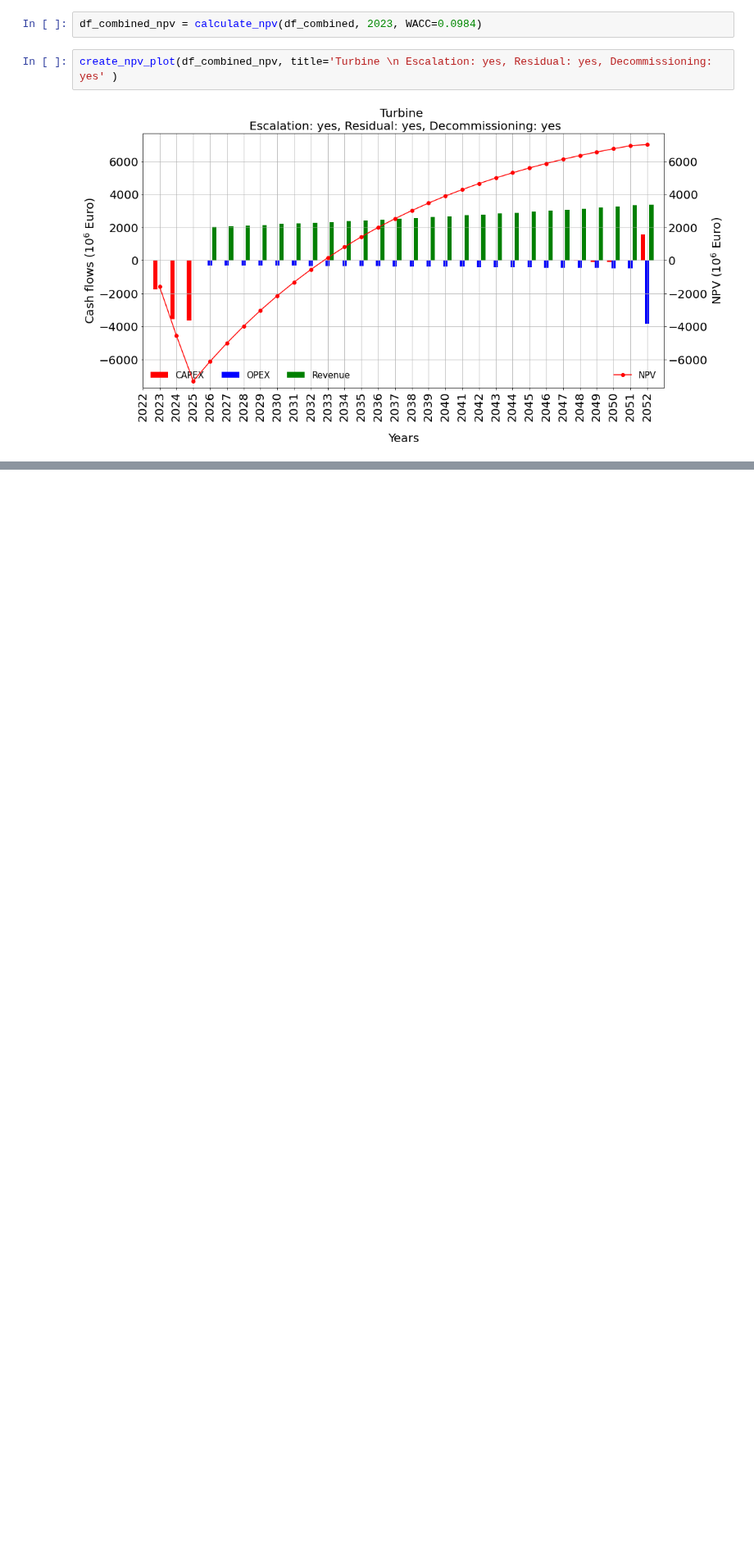
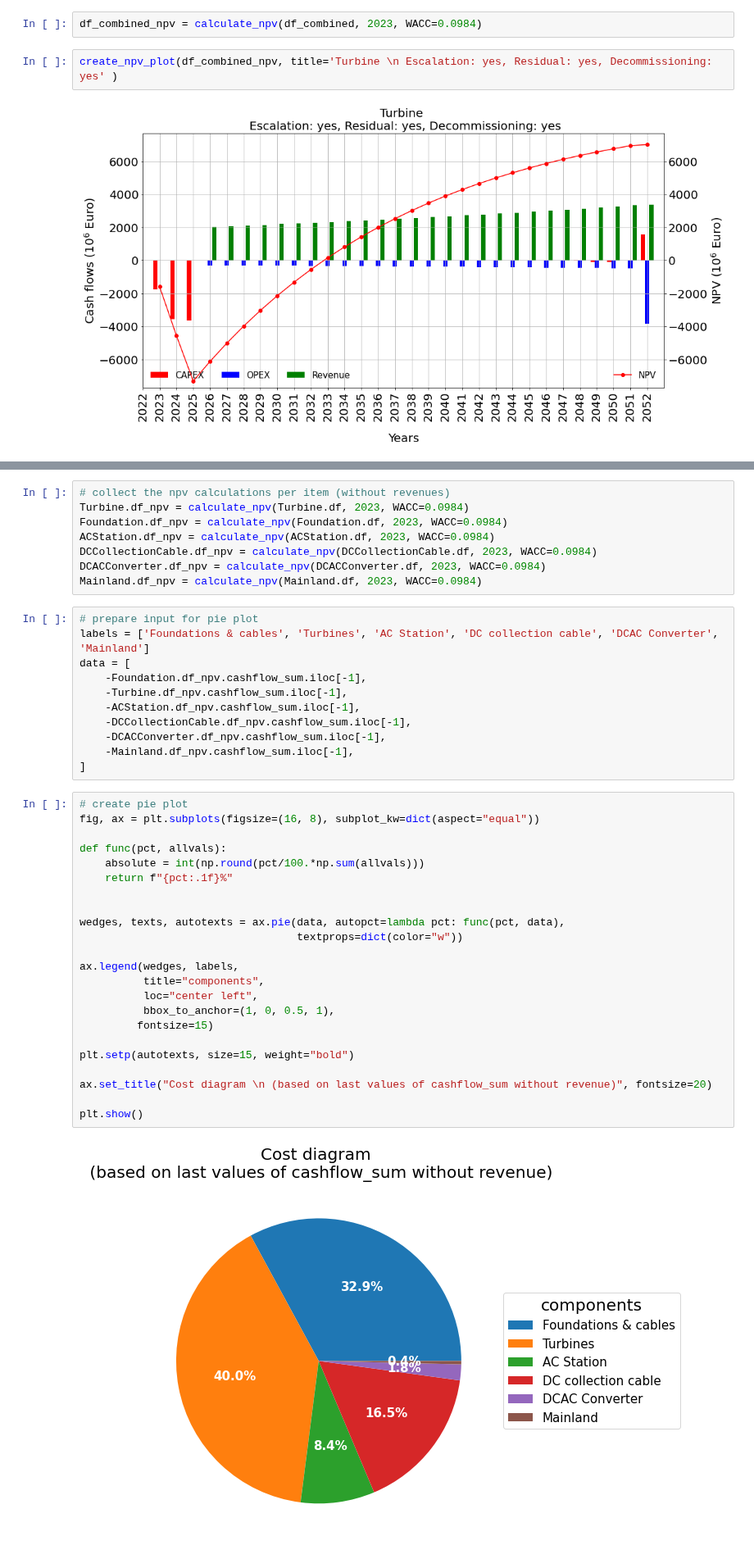
Before and after one commit to VanOord/OpenSCSim, a Jupyter notebook: Test - compare MTBS xls with python outcomes - Wouter (case 4B).ipynb, the cells around one changed output, grey strips where cells are left out. Shown at 82% size. Cells and saved outputs as stored; diff of their text form; blank space fills up the shorter version.

Commit message:
Added Pie Chart & LCOE

```diff
--- a/Test - compare MTBS xls with python outcomes - Wouter (case 4B).ipynb
+++ b/Test - compare MTBS xls with python outcomes - Wouter (case 4B).ipynb
@@ -668,0 +671,44 @@ create_npv_plot(df_combined_npv, title='Turbine \n Escalation: yes, Residual: ye
+# %%
+# collect the npv calculations per item (without revenues)
+Turbine.df_npv = calculate_npv(Turbine.df, 2023, WACC=0.0984)
+Foundation.df_npv = calculate_npv(Foundation.df, 2023, WACC=0.0984)
+ACStation.df_npv = calculate_npv(ACStation.df, 2023, WACC=0.0984)
+DCCollectionCable.df_npv = calculate_npv(DCCollectionCable.df, 2023, WACC=0.0984)
+DCACConverter.df_npv = calculate_npv(DCACConverter.df, 2023, WACC=0.0984)
+Mainland.df_npv = calculate_npv(Mainland.df, 2023, WACC=0.0984)
+# %%
+# prepare input for pie plot
+labels = ['Foundations & cables', 'Turbines', 'AC Station', 'DC collection cable', 'DCAC Converter', 'Mainland']
+data = [
+    -Foundation.df_npv.cashflow_sum.iloc[-1],
+    -Turbine.df_npv.cashflow_sum.iloc[-1],
+    -ACStation.df_npv.cashflow_sum.iloc[-1],
+    -DCCollectionCable.df_npv.cashflow_sum.iloc[-1],
+    -DCACConverter.df_npv.cashflow_sum.iloc[-1],
+    -Mainland.df_npv.cashflow_sum.iloc[-1],
+]
+# %%
+# create pie plot
+fig, ax = plt.subplots(figsize=(16, 8), subplot_kw=dict(aspect="equal"))
+
+def func(pct, allvals):
+    absolute = int(np.round(pct/100.*np.sum(allvals)))
+    return f"{pct:.1f}%"
+
+
+wedges, texts, autotexts = ax.pie(data, autopct=lambda pct: func(pct, data),
+                                  textprops=dict(color="w"))
+
+ax.legend(wedges, labels,
+          title="components",
+          loc="center left",
+          bbox_to_anchor=(1, 0, 0.5, 1),
+         fontsize=15)
+
+plt.setp(autotexts, size=15, weight="bold")
+
+ax.set_title("Cost diagram \n (based on last values of cashflow_sum without revenue)", fontsize=20)
+
+plt.show()
+# %% [output]
+[figure, added]
```
Also changed, not shown: parts of 5 cells of this notebook.
